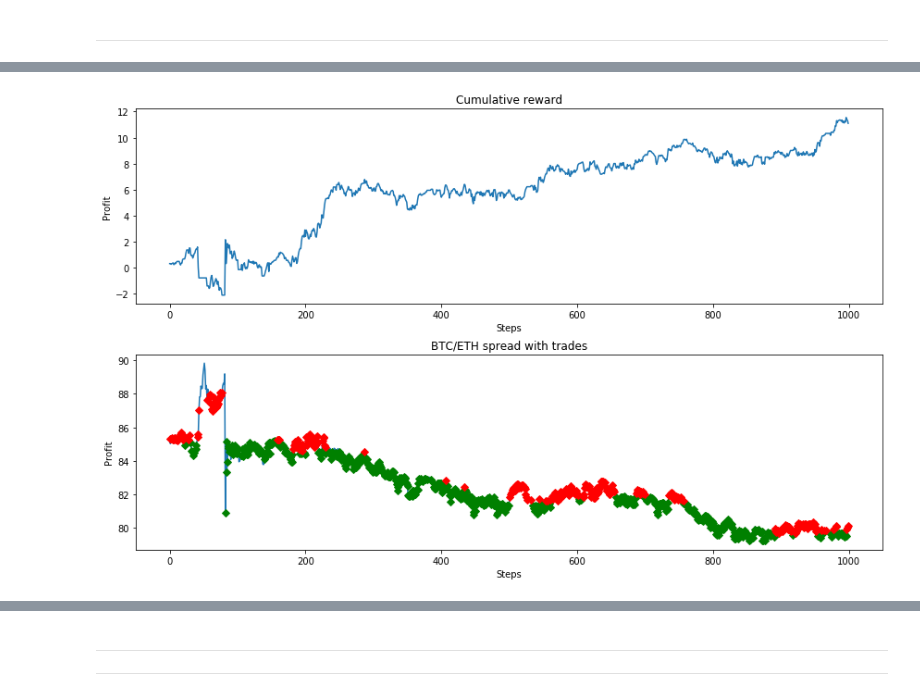
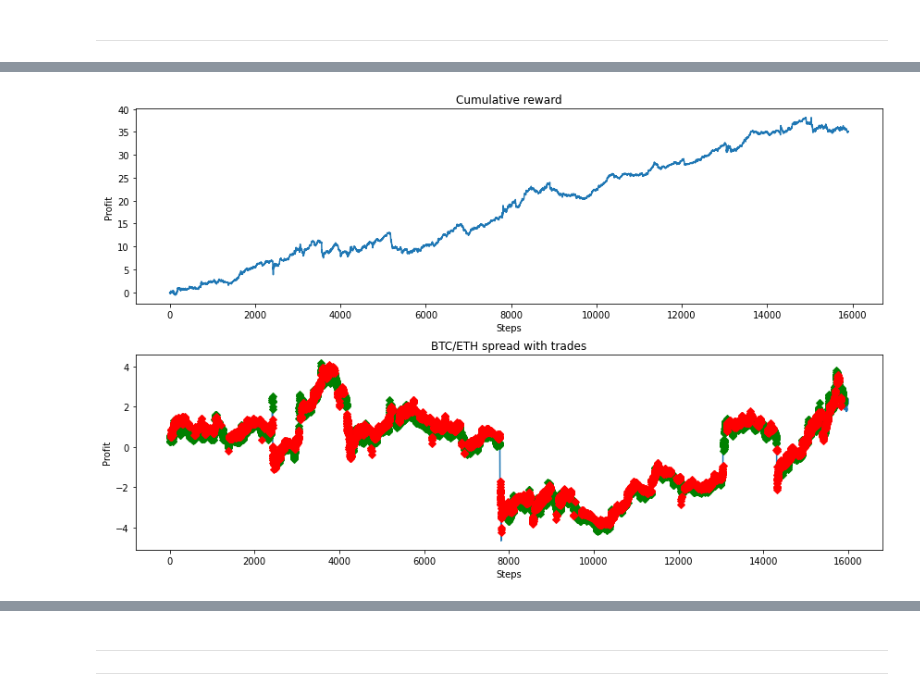
Before and after one commit to athon-millane/ccxt-explorer, a Jupyter notebook: notebooks/backtesting.ipynb, the cells around one changed output, grey strips where cells are left out. Cells and saved outputs as stored; diff of their text form; code cells hidden in the pictures.

Commit message:
Update backtesting notebook.

```diff
--- a/notebooks/backtesting.ipynb
+++ b/notebooks/backtesting.ipynb
@@ -86,3 +74,26 @@ def fit_ols(data, x1, x2):
+# %%
+BTC_USDT = ohlcv[ohlcv['symbol'] == 'BTC/USDT']
+ETH_USDT = ohlcv[ohlcv['symbol'] == 'ETH/USDT']
+
+BTC_USDT = BTC_USDT.drop_duplicates('timestamp')[
+    BTC_USDT.drop_duplicates('timestamp')['timestamp'].isin(ETH_USDT.drop_duplicates('timestamp')['timestamp'])]
+
+ETH_USDT = ETH_USDT.drop_duplicates('timestamp')[
+    ETH_USDT.drop_duplicates('timestamp')['timestamp'].isin(BTC_USDT.drop_duplicates('timestamp')['timestamp'])]
+
+BTC_USDT = BTC_USDT.drop('symbol', axis=1).set_index('timestamp').rename(
+    {s:str.title(s) for s in BTC_USDT.drop('symbol', axis=1).set_index('timestamp').columns.tolist()}, axis=1)
+
+ETH_USDT = ETH_USDT.drop('symbol', axis=1).set_index('timestamp').rename(
+    {s:str.title(s) for s in ETH_USDT.drop('symbol', axis=1).set_index('timestamp').columns.tolist()}, axis=1)
+
+(BTC_USDT.index.to_series().diff() != '00:01:00').astype(int).cumsum().value_counts()
+btc_usd1 = BTC_USDT[(BTC_USDT.index.to_series().diff() != '00:01:00').astype(int).cumsum() == 26]
+btc_usd2 = BTC_USDT[(BTC_USDT.index.to_series().diff() != '00:01:00').astype(int).cumsum() == 32]
+
+(ETH_USDT.index.to_series().diff() != '00:01:00').astype(int).cumsum().value_counts()
+eth_usd1 = ETH_USDT[(ETH_USDT.index.to_series().diff() != '00:01:00').astype(int).cumsum() == 26]
+eth_usd2 = ETH_USDT[(ETH_USDT.index.to_series().diff() != '00:01:00').astype(int).cumsum() == 32]
 # %%
 from backtesting import Strategy
 from backtesting.lib import crossover
@@ -168,7 +196,7 @@ def plot(x,y,range_=5000):
     axs[1].set_ylabel('Close Price'); axs[1].set_xlabel('Hourly Time Index')
     fig.tight_layout(); fig.subplots_adjust(top=0.9);
 
-x1= ETH_USDT.reset_index()['close']; x2=BTC_USDT.reset_index()['close'];
+x1= eth_usd1.reset_index()['Close']; x2=btc_usd1.reset_index()['Close'];
 
 rng=5000
 plot(x2, x1, rng);
@@ -303,9 +359,9 @@ Testing the agent...
 # %%
-def backtest(agent, start=-5000, end=-4800):
+def backtest(agent, n=2000):
     fig,ax = plt.subplots(2,1,figsize=(12,8))
 
     # run on last {steps} timesteps of real data
-    pnl, sars = run_simulation(r*x2.values[start:end+100], x1.values[start:end+100], agent, False, True)
+    pnl, sars = run_simulation(r*x2.head(n), x1.head(n), agent, False, True)
 
     df_sars = pd.DataFrame(np.array(sars), columns=['state[0]', 'state[1]', 'action', 'reward'])
     ax[0].plot(df_sars['reward'].cumsum())
@@ -314,11 +370,13 @@ def backtest(agent, start=-5000, end=-4800):
     holds = df_sars['action'][df_sars['action'] == 1].index.tolist()
     sells = df_sars['action'][df_sars['action'] == 0].index.tolist()
 
+    print(len(buys), len(holds), len(sells))
+
     xs = np.linspace(-np.pi, np.pi, 30)
     ys = np.sin(xs)
-    _=ax[1].plot((x1 - r*x2).values[start:end], '-')
-    _=ax[1].plot((x1 - r*x2).values[start:end], 'gD', markevery=buys)
-    ax[1].plot((x1 - r*x2).values[start:end], 'rD', markevery=sells)
+    _=ax[1].plot((x1 - r*x2).head(n), '-')
+    _=ax[1].plot((x1 - r*x2).head(n), 'gD', markevery=buys)
+    ax[1].plot((x1 - r*x2).head(n), 'rD', markevery=sells)
 
     ax[0].set_title("Cumulative reward"); ax[0].set_xlabel("Steps"); ax[0].set_ylabel("Profit")
     ax[1].set_title("BTC/ETH spread with trades"); ax[1].set_xlabel("Steps"); ax[1].set_ylabel("Profit")
@@ -329,5 +387,5 @@ experiment = 'Experiment IIII: Agent trained on historical data'
 model = '../models/agent_{}.pkl'.format(experiment.split(':')[0].replace(' ', '_').lower())
 with open(model, 'rb') as f:
     agent,training_pnls = pkl.load(f)
-backtest(agent, end=-4000)
+backtest(agent, n=16000)
 # %% [output]
@@ -335 +394 @@ backtest(agent, end=-4000)
-[figure, old version]
+[figure, new version]
```
Also changed, not shown: parts of 19 cells of this notebook.
